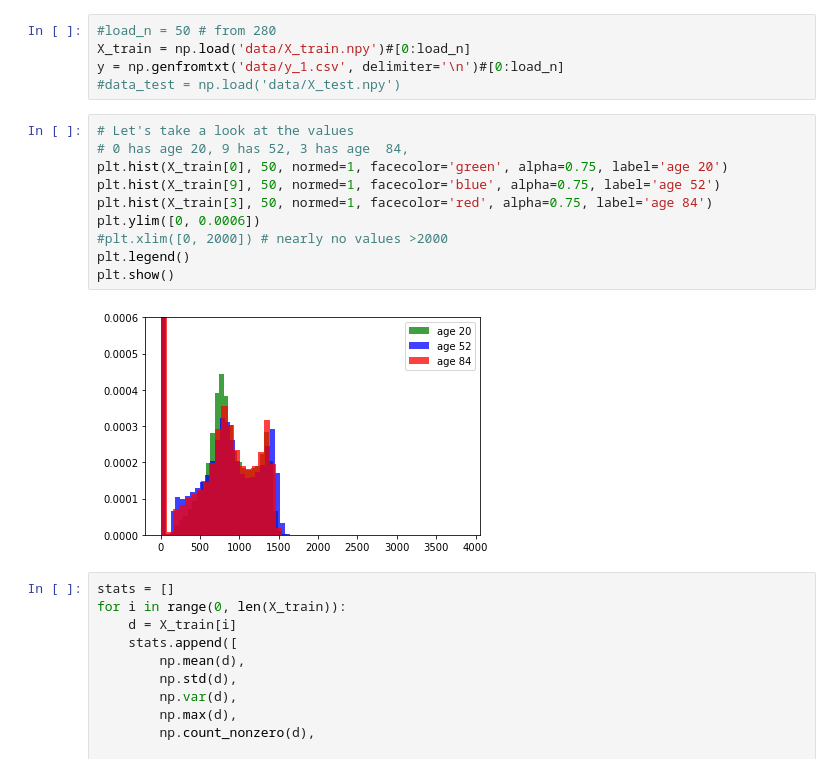
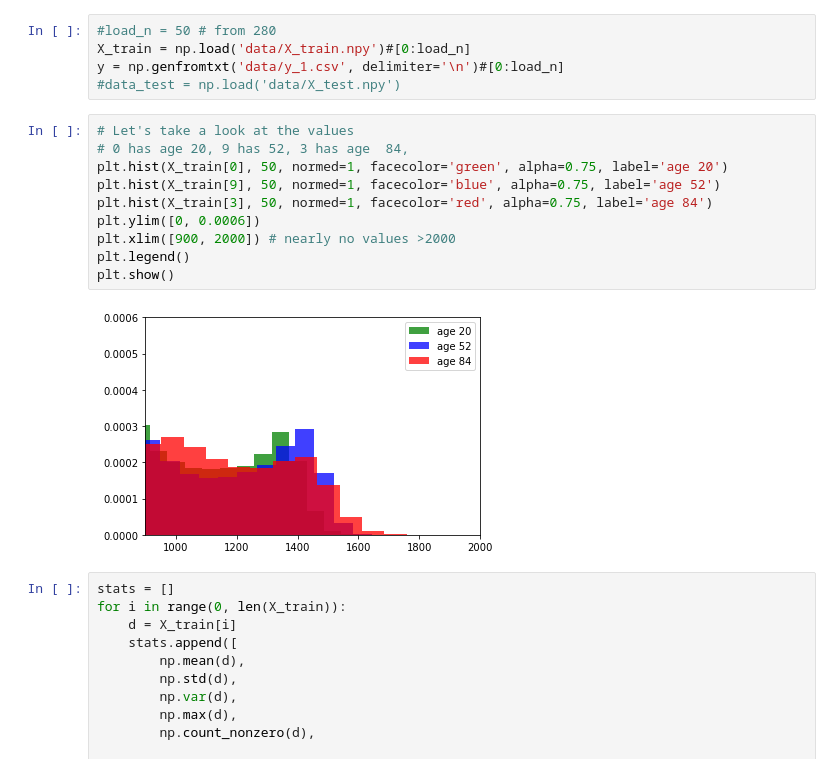
Before and after one commit to fdelia/ETH-machine-learning-course, a Jupyter notebook: Exploratory data analysis.ipynb, the cells around one changed output. Saved outputs shown, nothing was run; the diff lists cells and outputs as text.

```diff
--- a/Exploratory data analysis.ipynb
+++ b/Exploratory data analysis.ipynb
@@ -10,15 +10,15 @@ y = np.genfromtxt('data/y_1.csv', delimiter='\n')#[0:load_n]
 # %%
 # Let's take a look at the values
 # 0 has age 20, 9 has 52, 3 has age  84,
 plt.hist(X_train[0], 50, normed=1, facecolor='green', alpha=0.75, label='age 20')
 plt.hist(X_train[9], 50, normed=1, facecolor='blue', alpha=0.75, label='age 52')
 plt.hist(X_train[3], 50, normed=1, facecolor='red', alpha=0.75, label='age 84')
 plt.ylim([0, 0.0006])
-#plt.xlim([0, 2000]) # nearly no values >2000
+plt.xlim([900, 2000]) # nearly no values >2000
 plt.legend()
 plt.show()
 # %% [output]
-[figure, old version]
+[figure, new version]
 # %%
 stats = []
 for i in range(0, len(X_train)):
```
Also changed, not shown: parts of 4 cells of this notebook.
